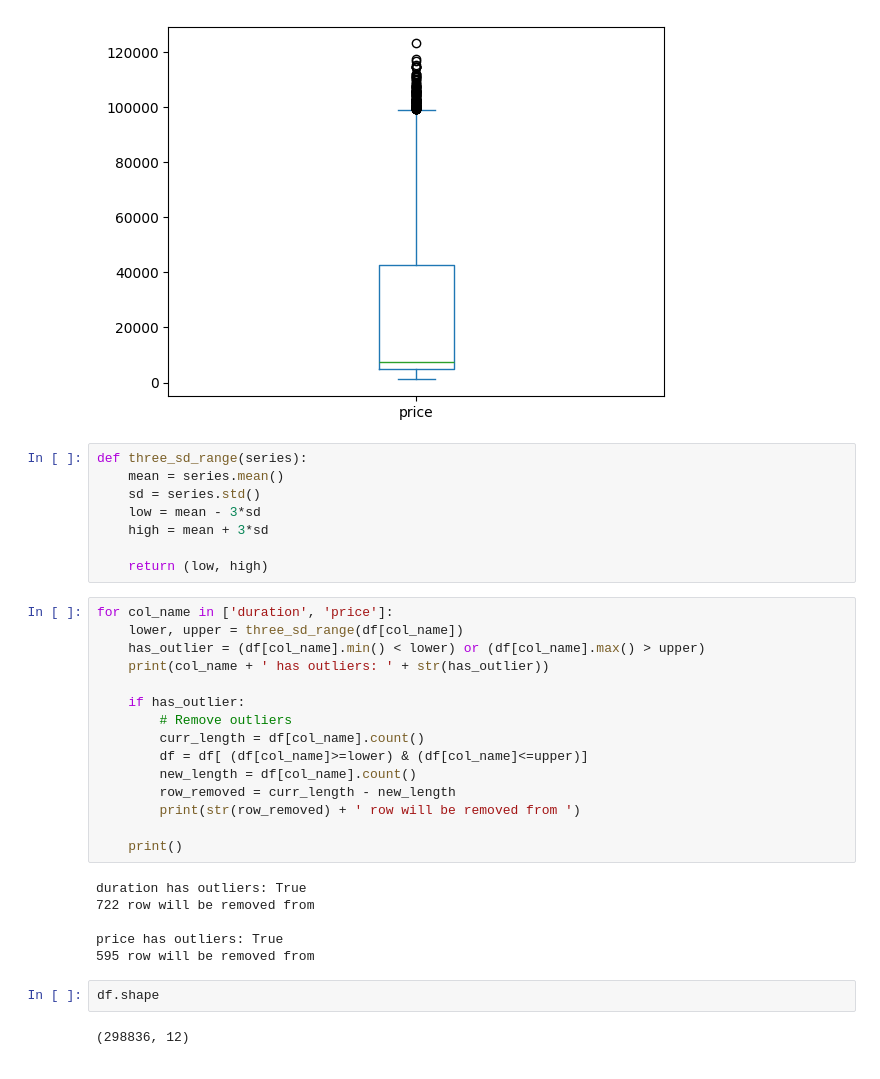
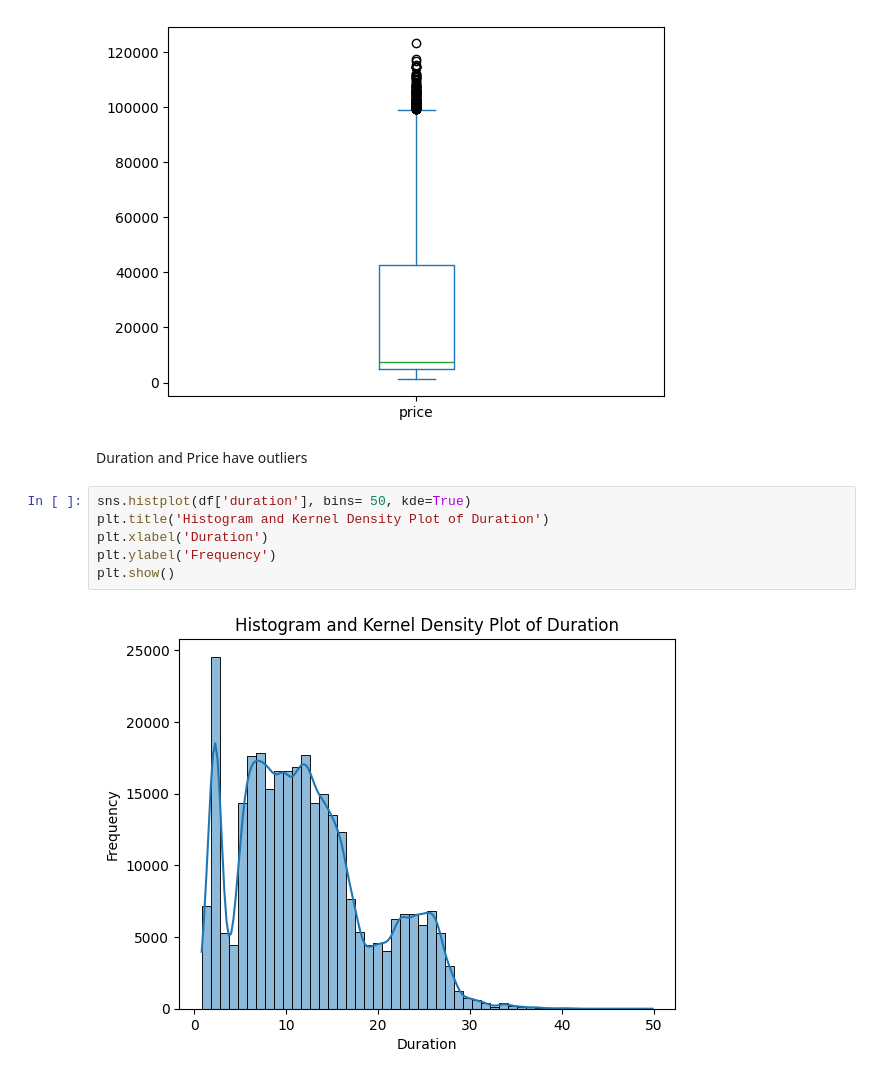
Before and after one commit to calebang/IS460, a Jupyter notebook: 01_Data Prep/01a_EDA.ipynb, the cells around one changed output. Drawn from its saved outputs; the diff is of its cells as text.

```diff
--- a/01_Data Prep/01a_EDA.ipynb
+++ b/01_Data Prep/01a_EDA.ipynb
@@ -83,36 +78,13 @@ df[['price']].plot(kind='box')
 # %% [output]
 <Axes: >
 [figure]
-# %%
-def three_sd_range(series):
-    mean = series.mean()
-    sd = series.std()
-    low = mean - 3*sd
-    high = mean + 3*sd
-
-    return (low, high)
-# %%
-for col_name in ['duration', 'price']:
-    lower, upper = three_sd_range(df[col_name])
-    has_outlier = (df[col_name].min() < lower) or (df[col_name].max() > upper)
-    print(col_name + ' has outliers: ' + str(has_outlier))
-
-    if has_outlier:
-        # Remove outliers
-        curr_length = df[col_name].count()
-        df = df[ (df[col_name]>=lower) & (df[col_name]<=upper)]
-        new_length = df[col_name].count()
-        row_removed = curr_length - new_length
-        print(str(row_removed) + ' row will be removed from ')
-
-    print()
-# %% [output]
-duration has outliers: True
-722 row will be removed from
-
-price has outliers: True
-595 row will be removed from
-# %%
-df.shape
-# %% [output]
-(298836, 12)
+# %% [markdown]
+Duration and Price have outliers
+# %%
+sns.histplot(df['duration'], bins= 50, kde=True)
+plt.title('Histogram and Kernel Density Plot of Duration')
+plt.xlabel('Duration')
+plt.ylabel('Frequency')
+plt.show()
+# %% [output]
+[figure, added]
```
Also changed, not shown: parts of 13 cells of this notebook, 1 other file.
